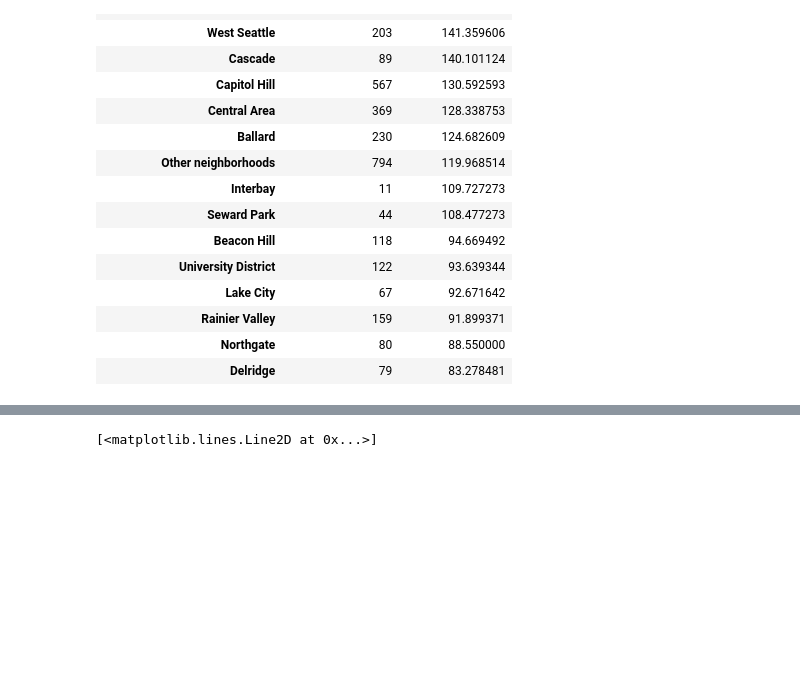
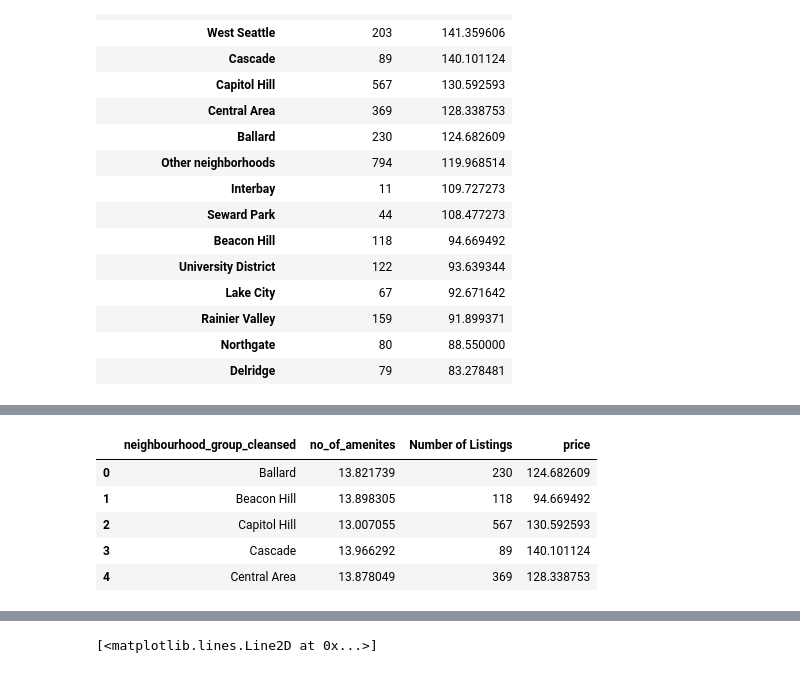
Before and after one commit to CaedenZ/CZ1015miniproject, a Jupyter notebook: AirBnB_Seattle.ipynb, the cells around one changed output, grey strips where cells are left out. Saved outputs shown, nothing was run; the diff lists cells and outputs as text; code cells hidden in the pictures; blank space fills up the shorter version.

```diff
--- a/AirBnB_Seattle.ipynb
+++ b/AirBnB_Seattle.ipynb
@@ -208,0 +229,16 @@ combined_dist.rename(columns ={'price':'Average Price/day'}).sort_values(by=['Av
+# %%
+# create a duplicate copy so that we will not affect the original copy
+listings_dup = listings[['neighbourhood_group_cleansed','no_of_amenites']].copy()
+ammenities_distribution = listings_dup.groupby('neighbourhood_group_cleansed').agg({'no_of_amenites':'mean'}).reset_index()
+
+#merging price_and_count_distribution & ammenities_distribution
+price_and_count_distribution.reset_index()
+combined_distribution=ammenities_distribution.merge(price_and_count_distribution,left_on='neighbourhood_group_cleansed',right_on='neighbourhood_group_cleansed')
+combined_distribution.head()
+# %% [output]
+|  | neighbourhood_group_cleansed | no_of_amenites | Number of Listings | price |
+| 0 | Ballard | 13.821739 | 230 | 124.682609 |
+| 1 | Beacon Hill | 13.898305 | 118 | 94.669492 |
+| 2 | Capitol Hill | 13.007055 | 567 | 130.592593 |
+| 3 | Cascade | 13.966292 | 89 | 140.101124 |
+| 4 | Central Area | 13.878049 | 369 | 128.338753 |
```
Also changed, not shown: parts of 18 cells of this notebook.
